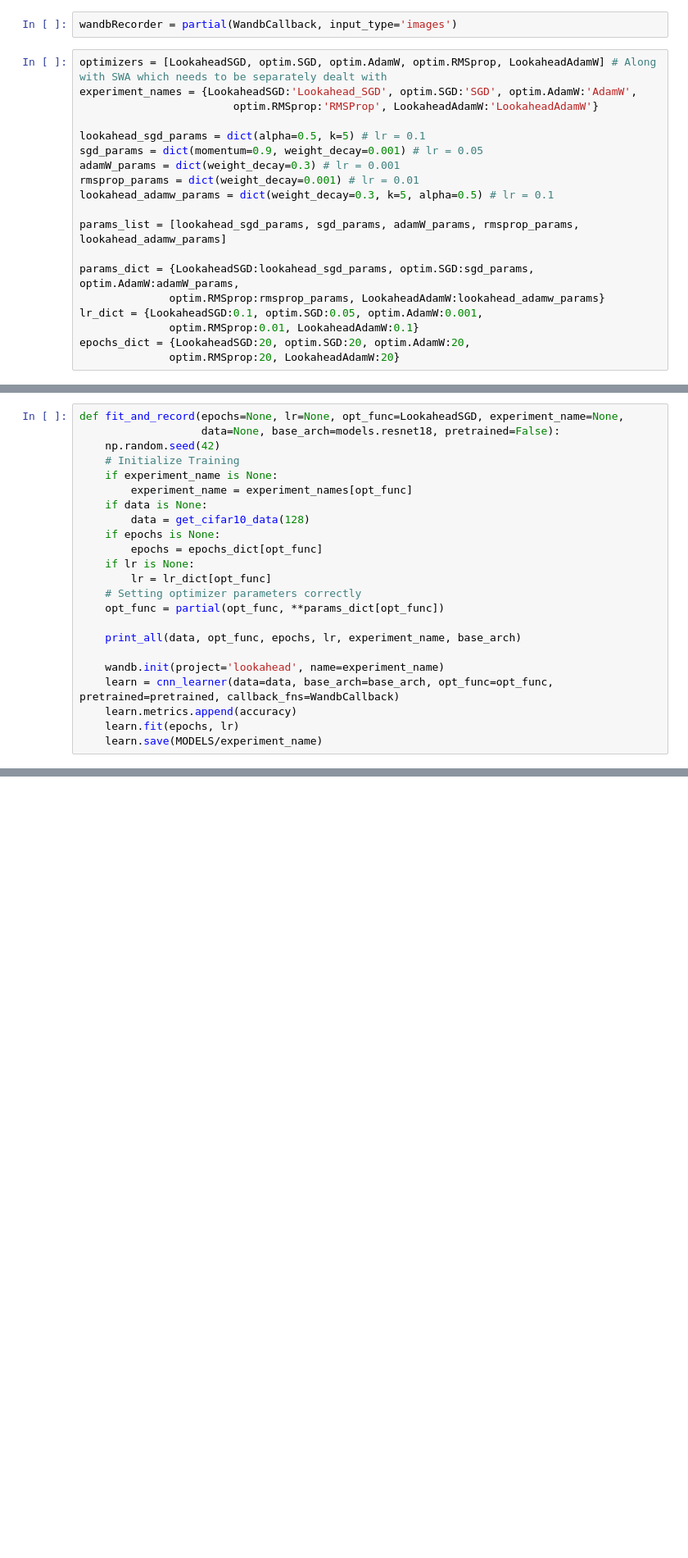
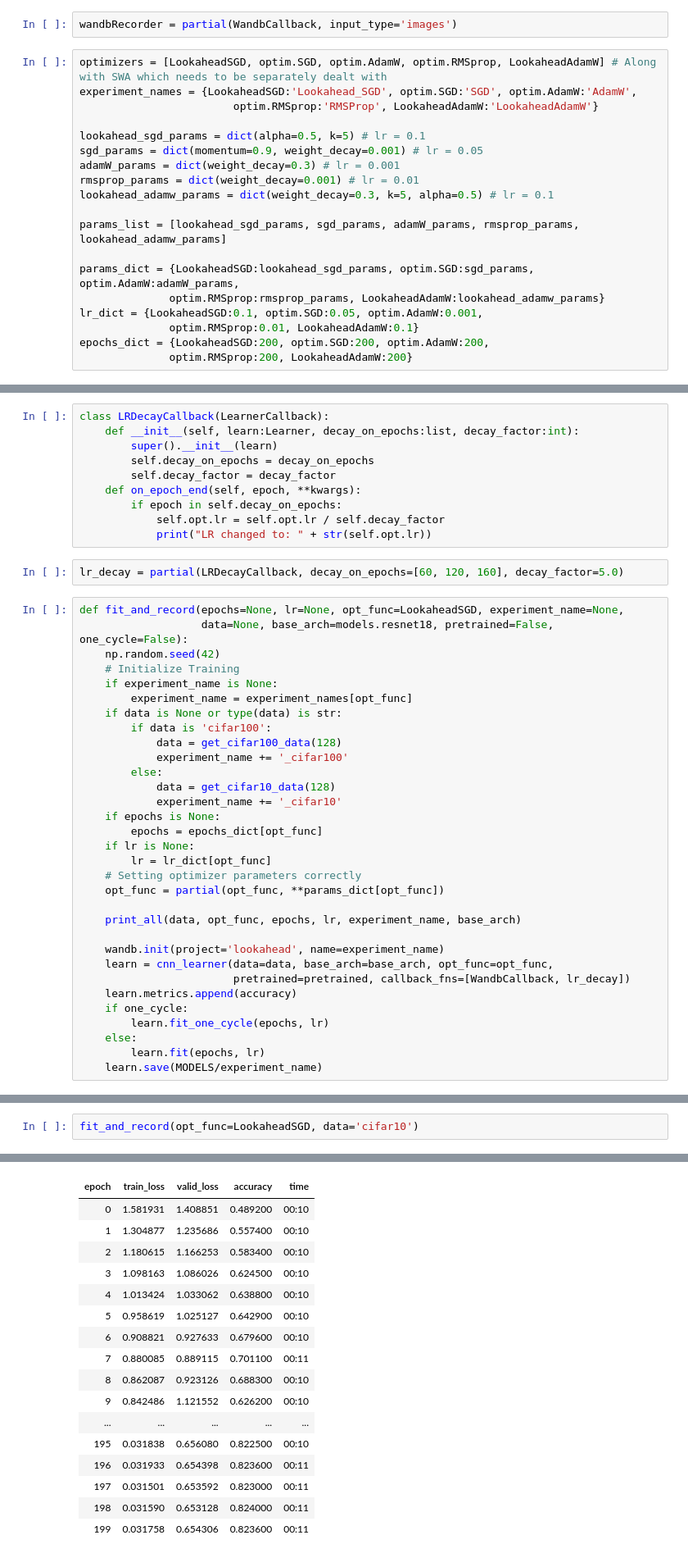
Before and after one commit to akashpalrecha/Lookahead, a Jupyter notebook: start_off.ipynb, the cells around one changed output, grey strips where cells are left out. Shown at 82% size. Drawn from its saved outputs; the diff is of its cells as text; blank space fills up the shorter version.

Commit message:
CIFAR10, CIFAR100 experiments working and logging

```diff
--- a/start_off.ipynb
+++ b/start_off.ipynb
@@ -81,8 +94,8 @@ params_dict = {LookaheadSGD:lookahead_sgd_params, optim.SGD:sgd_params, optim.Ad
               optim.RMSprop:rmsprop_params, LookaheadAdamW:lookahead_adamw_params}
 lr_dict = {LookaheadSGD:0.1, optim.SGD:0.05, optim.AdamW:0.001,
               optim.RMSprop:0.01, LookaheadAdamW:0.1}
-epochs_dict = {LookaheadSGD:20, optim.SGD:20, optim.AdamW:20,
-              optim.RMSprop:20, LookaheadAdamW:20}
+epochs_dict = {LookaheadSGD:200, optim.SGD:200, optim.AdamW:200,
+              optim.RMSprop:200, LookaheadAdamW:200}
 # %%
 wandb.init()
 # %% [output]
@@ -93,12 +110,29 @@ W&B Run: https://app.wandb.ai/akashpalrecha/lookahead/runs/akfzk743
+# %%
+class LRDecayCallback(LearnerCallback):
+    def __init__(self, learn:Learner, decay_on_epochs:list, decay_factor:int):
+        super().__init__(learn)
+        self.decay_on_epochs = decay_on_epochs
+        self.decay_factor = decay_factor
+    def on_epoch_end(self, epoch, **kwargs):
+        if epoch in self.decay_on_epochs:
+            self.opt.lr = self.opt.lr / self.decay_factor
+            print("LR changed to: " + str(self.opt.lr))
+# %%
+lr_decay = partial(LRDecayCallback, decay_on_epochs=[60, 120, 160], decay_factor=5.0)
 # %%
 def fit_and_record(epochs=None, lr=None, opt_func=LookaheadSGD, experiment_name=None,
-                   data=None, base_arch=models.resnet18, pretrained=False):
+                   data=None, base_arch=models.resnet18, pretrained=False, one_cycle=False):
     np.random.seed(42)
     # Initialize Training
     if experiment_name is None:
         experiment_name = experiment_names[opt_func]
-    if data is None:
-        data = get_cifar10_data(128)
+    if data is None or type(data) is str:
+        if data is 'cifar100':
+            data = get_cifar100_data(128)
+            experiment_name += '_cifar100'
+        else:
+            data = get_cifar10_data(128)
+            experiment_name += '_cifar10'
     if epochs is None:
         epochs = epochs_dict[opt_func]
     if lr is None:
@@ -109,7 +143,11 @@ def fit_and_record(epochs=None, lr=None, opt_func=LookaheadSGD, experiment_name=
     print_all(data, opt_func, epochs, lr, experiment_name, base_arch)
 
     wandb.init(project='lookahead', name=experiment_name)
-    learn = cnn_learner(data=data, base_arch=base_arch, opt_func=opt_func, pretrained=pretrained, callback_fns=WandbCallback)
+    learn = cnn_learner(data=data, base_arch=base_arch, opt_func=opt_func,
+                        pretrained=pretrained, callback_fns=[WandbCallback, lr_decay])
     learn.metrics.append(accuracy)
-    learn.fit(epochs, lr)
+    if one_cycle:
+        learn.fit_one_cycle(epochs, lr)
+    else:
+        learn.fit(epochs, lr)
     learn.save(MODELS/experiment_name)
@@ -217,0 +156,3 @@ learn.fit(epochs, lr)
+# %%
+fit_and_record(opt_func=LookaheadSGD, data='cifar10')
+# %% [output]
@@ -217,0 +179,17 @@ learn.fit(epochs, lr)
+| epoch | train_loss | valid_loss | accuracy | time |
+| 0 | 1.581931 | 1.408851 | 0.489200 | 00:10 |
+| 1 | 1.304877 | 1.235686 | 0.557400 | 00:10 |
+| 2 | 1.180615 | 1.166253 | 0.583400 | 00:10 |
+| 3 | 1.098163 | 1.086026 | 0.624500 | 00:10 |
+| 4 | 1.013424 | 1.033062 | 0.638800 | 00:10 |
+| 5 | 0.958619 | 1.025127 | 0.642900 | 00:10 |
+| 6 | 0.908821 | 0.927633 | 0.679600 | 00:10 |
+| 7 | 0.880085 | 0.889115 | 0.701100 | 00:11 |
+| 8 | 0.862087 | 0.923126 | 0.688300 | 00:10 |
+| 9 | 0.842486 | 1.121552 | 0.626200 | 00:10 |
+| ... | ... | ... | ... | ... |
+| 195 | 0.031838 | 0.656080 | 0.822500 | 00:10 |
+| 196 | 0.031933 | 0.654398 | 0.823600 | 00:11 |
+| 197 | 0.031501 | 0.653592 | 0.823000 | 00:11 |
+| 198 | 0.031590 | 0.653128 | 0.824000 | 00:11 |
+| 199 | 0.031758 | 0.654306 | 0.823600 | 00:11 |
```
Also changed, not shown: parts of 23 cells of this notebook.
